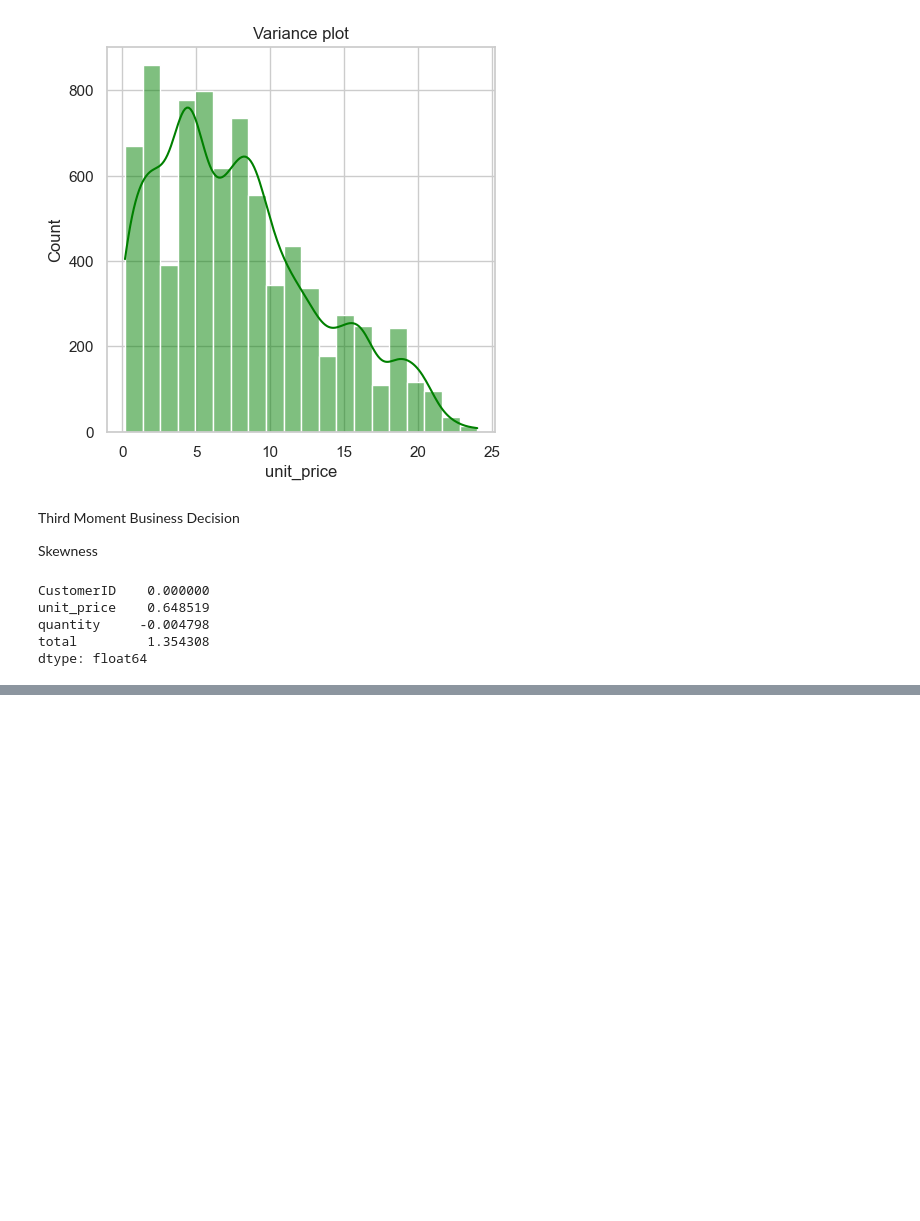
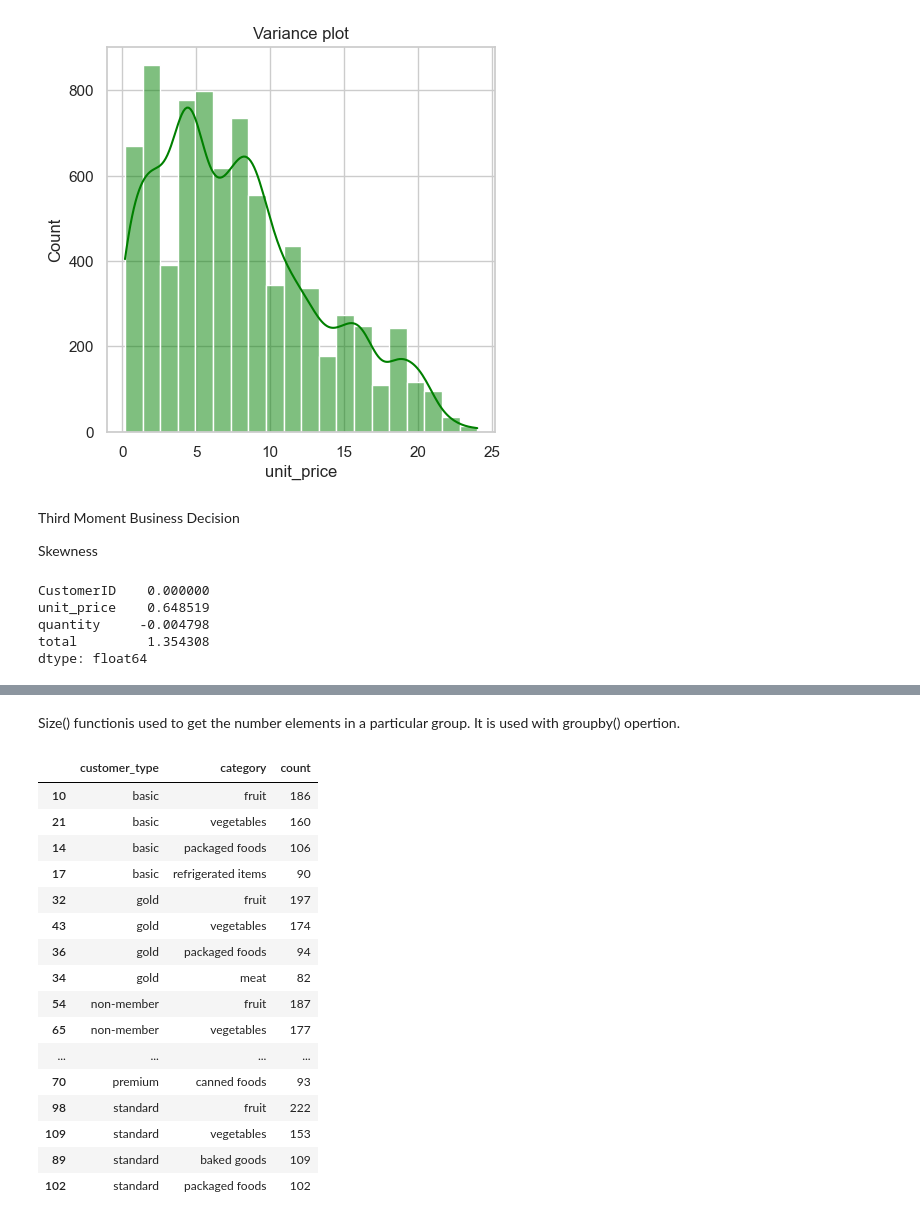
Before and after one commit to AkshayAcharyaN/Supply-chain-management-, a Jupyter notebook: EDA.ipynb, the cells around one changed output, grey strips where cells are left out. Saved outputs shown, nothing was run; the diff lists cells and outputs as text; code cells hidden in the pictures; blank space fills up the shorter version.

```diff
--- a/EDA.ipynb
+++ b/EDA.ipynb
@@ -75,0 +154,25 @@ dtype: float64
+# %% [markdown]
+Size() functionis used to get the number elements in a particular group. It is used with groupby() opertion.
+# %%
+categories_customer = sales_data.groupby(['customer_type','category']).size().reset_index(name='count')
+categories_customer_Size = categories_customer.sort_values(['customer_type', 'count'], ascending=[True, False])
+top_3 = categories_customer_Size.groupby('customer_type').head(4)
+top_3
+# %% [output]
+|  | customer_type | category | count |
+| 10 | basic | fruit | 186 |
+| 21 | basic | vegetables | 160 |
+| 14 | basic | packaged foods | 106 |
+| 17 | basic | refrigerated items | 90 |
+| 32 | gold | fruit | 197 |
+| 43 | gold | vegetables | 174 |
+| 36 | gold | packaged foods | 94 |
+| 34 | gold | meat | 82 |
+| 54 | non-member | fruit | 187 |
+| 65 | non-member | vegetables | 177 |
+| ... | ... | ... | ... |
+| 70 | premium | canned foods | 93 |
+| 98 | standard | fruit | 222 |
+| 109 | standard | vegetables | 153 |
+| 89 | standard | baked goods | 109 |
+| 102 | standard | packaged foods | 102 |
```
Also changed, not shown: parts of 8 cells of this notebook.
